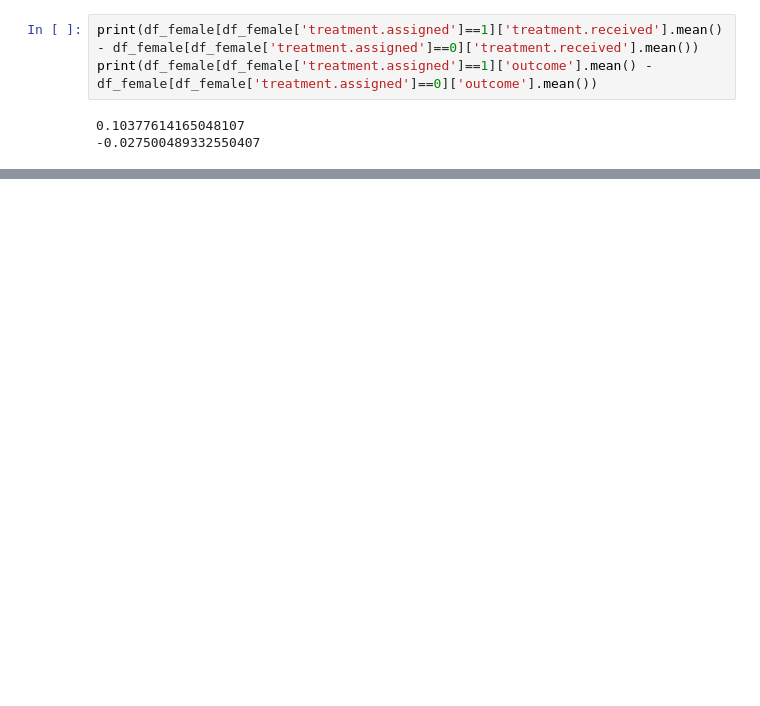
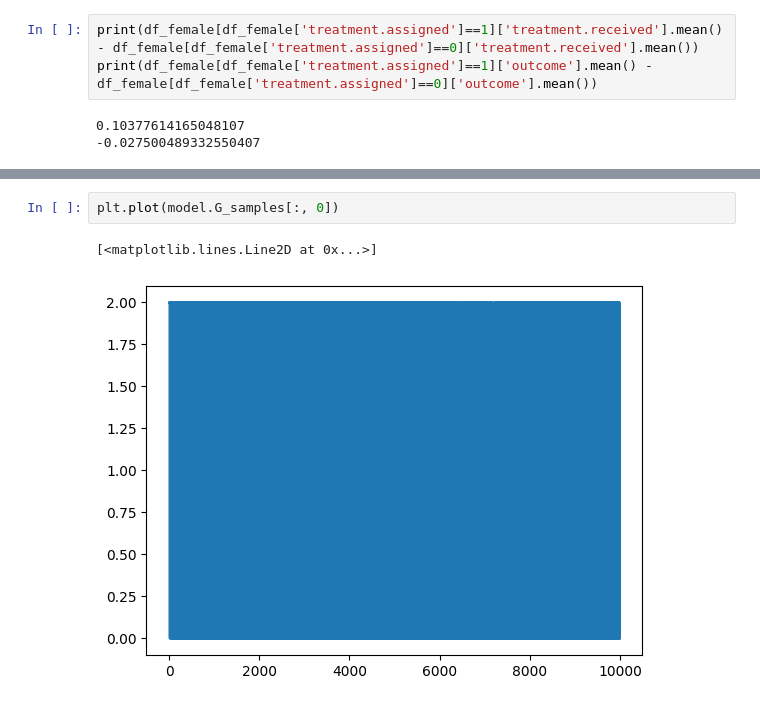
Before and after one commit to Kuno3/bayesian_iv, a Jupyter notebook: notebook/analysis_of_flu_data.ipynb, the cells around one changed output, grey strips where cells are left out. Drawn from its saved outputs; the diff is of its cells as text; blank space fills up the shorter version.

```diff
--- a/notebook/analysis_of_flu_data.ipynb
+++ b/notebook/analysis_of_flu_data.ipynb
@@ -64,0 +70,5 @@ plt.plot(model.lp_list[2001:])
+# %%
+plt.plot(model.G_samples[:, 0])
+# %% [output]
+[<matplotlib.lines.Line2D at 0x...>]
+[figure, added]
```
Also changed, not shown: parts of 6 cells of this notebook, 1 other file.
